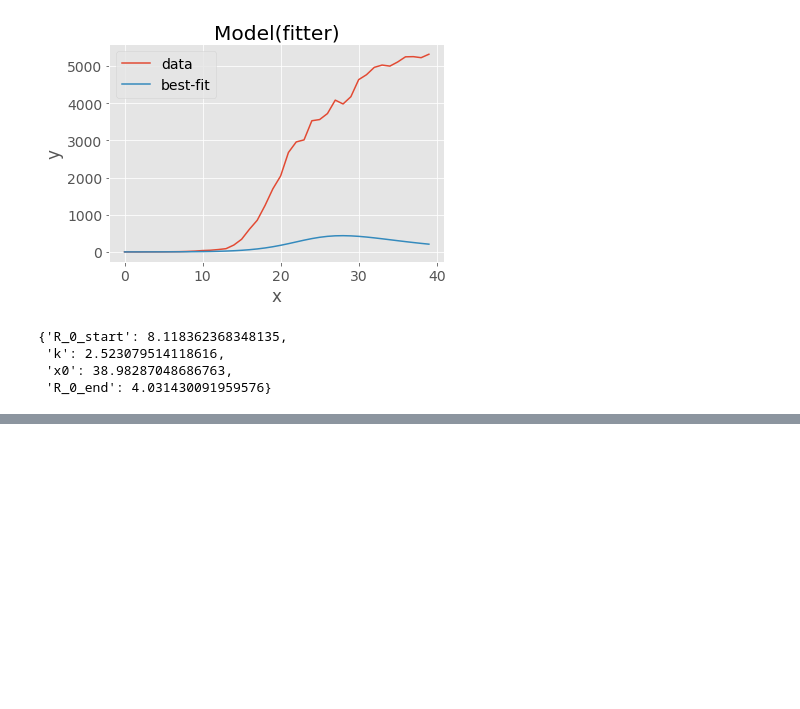
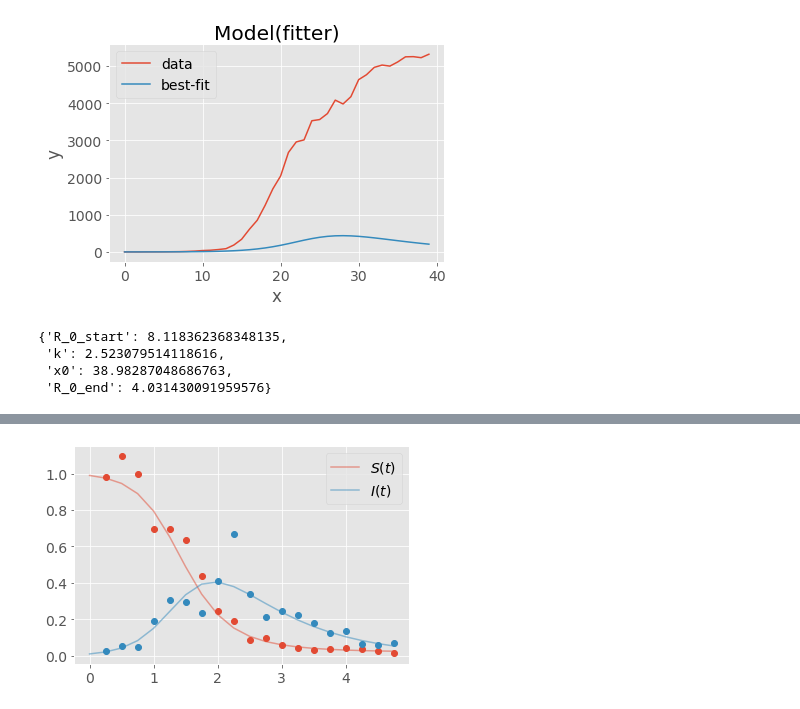
Before and after one commit to AsaKientz/covid-forecasting, a Jupyter notebook: notebooks/Covid-Capstone-III.ipynb, the cells around one changed output, grey strips where cells are left out. Saved outputs shown, nothing was run; the diff lists cells and outputs as text; code cells hidden in the pictures; blank space fills up the shorter version.

```diff
--- a/notebooks/Covid-Capstone-III.ipynb
+++ b/notebooks/Covid-Capstone-III.ipynb
@@ -625,0 +690,22 @@ with basic_model:
+# %%
+def SIR(y, t, p):
+    ds = -p[0]*y[0]*y[1]
+    di = p[0]*y[0]*y[1] - p[1]*y[1]
+    return [ds, di]
+
+times = np.arange(0,5,0.25)
+
+beta,gamma = 4,1.0
+# Create true curves
+y = odeint(SIR, t=times, y0=[0.99, 0.01], args=((beta,gamma),), rtol=1e-8)
+# Observational model.  Lognormal likelihood isn't appropriate, but we'll do it anyway
+yobs = np.random.lognormal(mean=np.log(y[1::]), sigma=[0.2, 0.3])
+
+
+plt.plot(times[1::],yobs, marker='o', linestyle='none')
+plt.plot(times, y[:,0], color='C0', alpha=0.5, label=f'$S(t)$')
+plt.plot(times, y[:,1], color ='C1', alpha=0.5, label=f'$I(t)$')
+plt.legend()
+plt.show()
+# %% [output]
+[figure, added]
```
Also changed, not shown: parts of 11 cells of this notebook.
